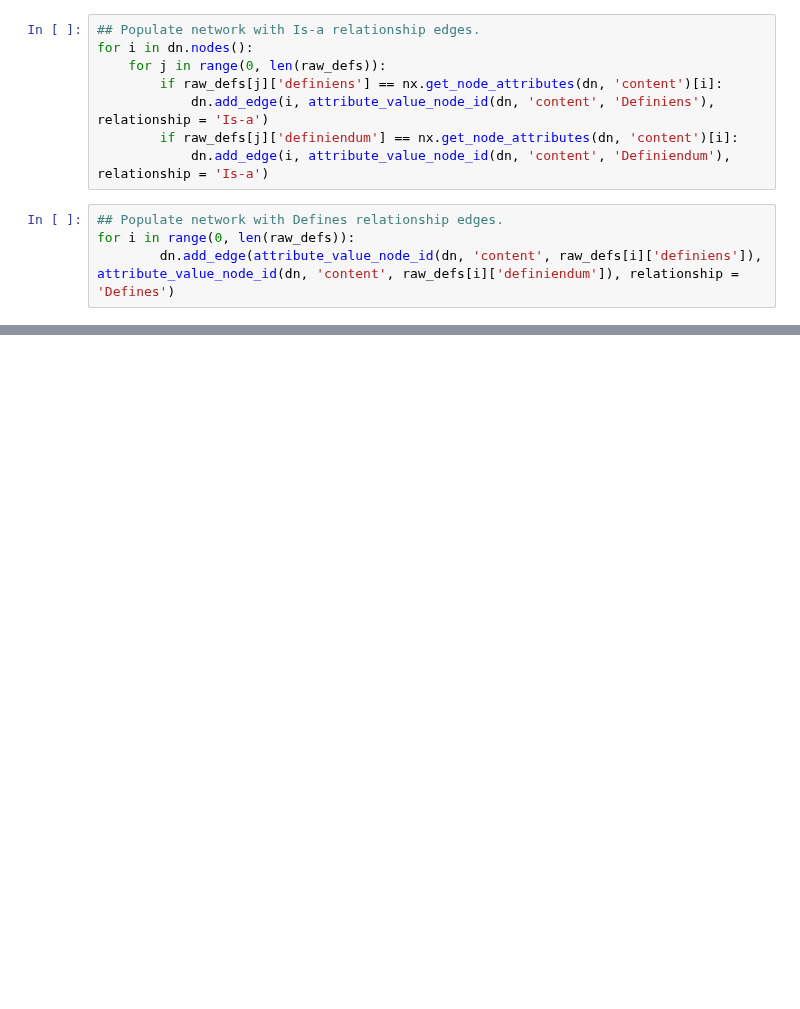
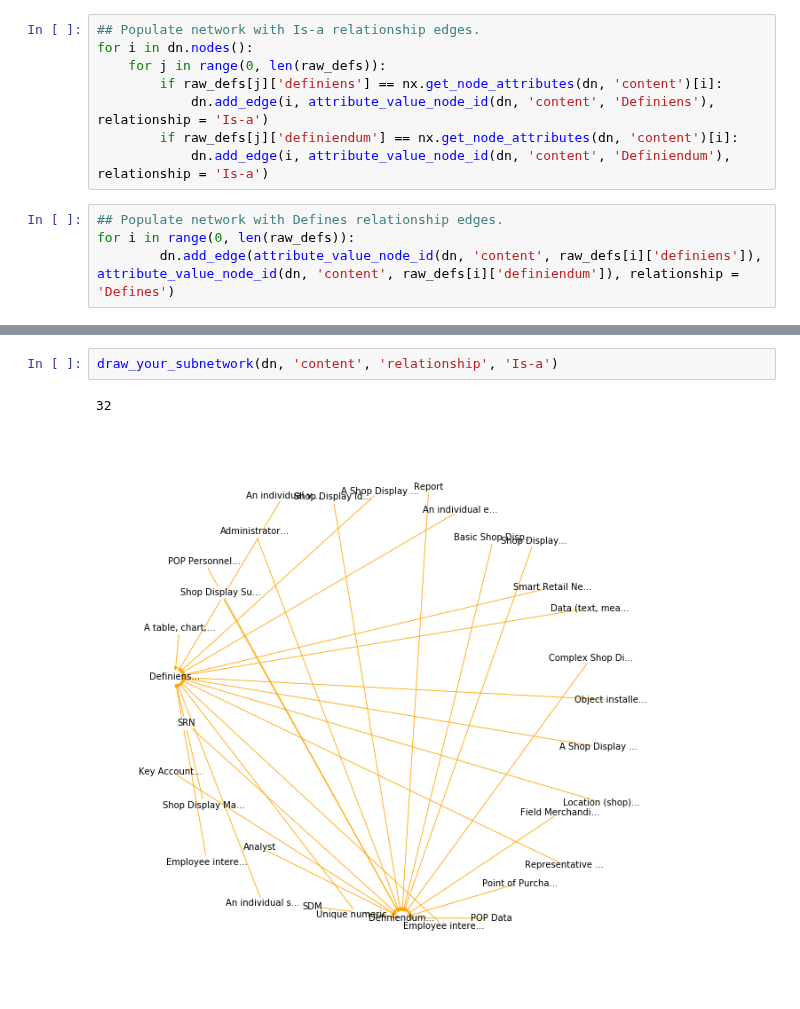
Before and after one commit to ivanjureta/new-concept-networks, a Jupyter notebook: analysis/ilang_structure_step_by_step.ipynb, the cells around one changed output, grey strips where cells are left out. Cells and saved outputs as stored; diff of their text form; blank space fills up the shorter version.

```diff
--- a/analysis/ilang_structure_step_by_step.ipynb
+++ b/analysis/ilang_structure_step_by_step.ipynb
@@ -114,0 +172,5 @@ print(nx.get_edge_attributes(dn, 'relationship'))
+# %%
+draw_your_subnetwork(dn, 'content', 'relationship', 'Is-a')
+# %% [output]
+32
+[figure, added]
```
Also changed, not shown: parts of 10 cells of this notebook, 4 other files.
